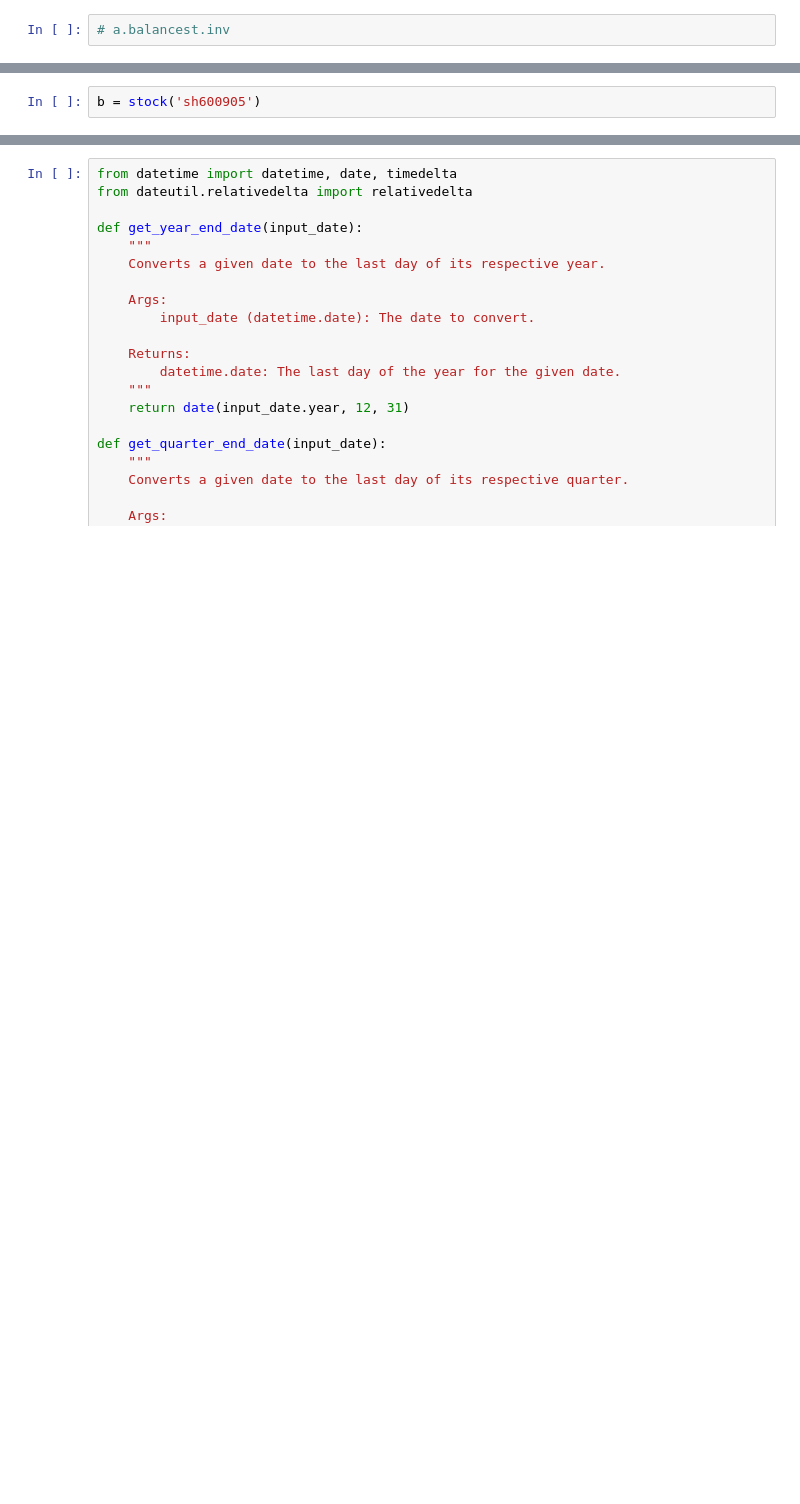
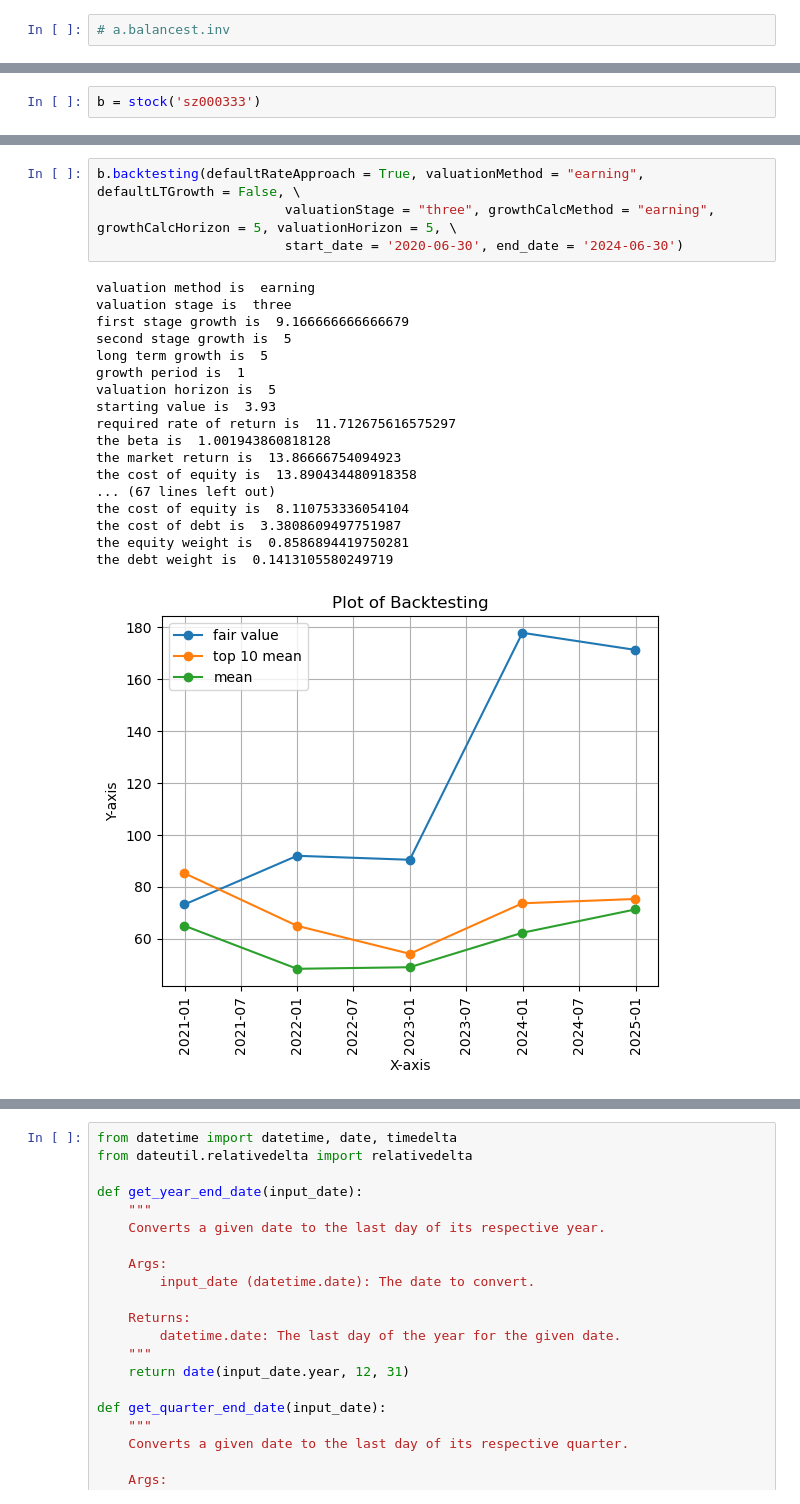
Before and after one commit to xietiany/quant, a Jupyter notebook: Demo.ipynb, the cells around one changed output, grey strips where cells are left out. Saved outputs shown, nothing was run; the diff lists cells and outputs as text; blank space fills up the shorter version.

```diff
--- a/Demo.ipynb
+++ b/Demo.ipynb
@@ -120,2 +126,2 @@ sum(a.div.div.iloc[0:4])
 # %%
-b = stock('sh600905')
+b = stock('sz000333')
@@ -179,0 +153,23 @@ the debt weight is  0.5519528867946433
+# %%
+b.backtesting(defaultRateApproach = True, valuationMethod = "earning", defaultLTGrowth = False, \
+                        valuationStage = "three", growthCalcMethod = "earning", growthCalcHorizon = 5, valuationHorizon = 5, \
+                        start_date = '2020-06-30', end_date = '2024-06-30')
+# %% [output]
+valuation method is  earning
+valuation stage is  three
+first stage growth is  9.166666666666679
+second stage growth is  5
+long term growth is  5
+growth period is  1
+valuation horizon is  5
+starting value is  3.93
+required rate of return is  11.712675616575297
+the beta is  1.001943860818128
+the market return is  13.86666754094923
+the cost of equity is  13.890434480918358
+... (67 lines left out)
+the cost of equity is  8.110753336054104
+the cost of debt is  3.3808609497751987
+the equity weight is  0.8586894419750281
+the debt weight is  0.1413105580249719
+[figure, added]
```
Also changed, not shown: parts of 17 cells of this notebook, 5 other files.
